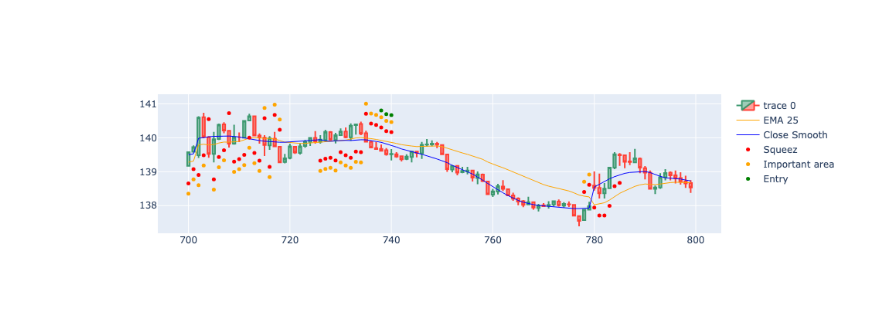
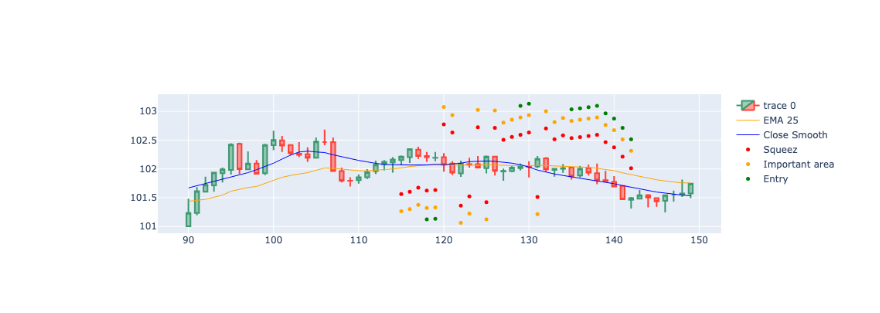
Before and after one commit to gastoncs/jupyter-docker, a Jupyter notebook: app/src/backtesting/squeez/squeez_pattern_v3.ipynb, the cells around one changed output. Cells and saved outputs as stored; diff of their text form; code cells hidden in the pictures.

```diff
--- a/app/src/backtesting/squeez/squeez_pattern_v3.ipynb
+++ b/app/src/backtesting/squeez/squeez_pattern_v3.ipynb
@@ -174,8 +174,8 @@ if __name__ == '__main__':
     df["high5min_smooth"] = savgol_filter(df.high_5min, 49, 5)
     df["low5min_smooth"] = savgol_filter(df.low_5min, 49, 5)
 
-    fromTodayStart = '2023-10-05 09:30:00'
-    toNow   = '2023-11-05 16:00:00'
+    fromTodayStart = '2022-10-05 09:30:00'
+    toNow   = '2024-10-05 16:00:00'
     df = df[df['datetime_est'].between(fromTodayStart, toNow)].copy()
 
     #df=df[0:50000]
@@ -244,34 +244,34 @@ with pd.option_context("mode.copy_on_write", True):
 import plotly.io as pio
 import plotly.graph_objects as go
 
-dfpl = df[700:800]
+dfpl = df[90:150]
 
 fig = go.Figure(
     data=[
         go.Candlestick(
             x=dfpl.index,
             open=dfpl['open_5min'],
             high=dfpl['high_5min'],
             low=dfpl['low_5min'],
             close=dfpl['close_5min']),
         go.Scatter(
             x=dfpl.index,
             y=dfpl['ema25_5min'],
             line=dict(color='orange', width=1),
             name="EMA 25"),
         go.Scatter(
             x=dfpl.index,
             y=dfpl['close5min_smooth'],
             line=dict(color='blue', width=1),
             name="Close Smooth")
     ]
 )
 
 fig.add_scatter(x=dfpl.index, y=dfpl['squezzeArea'], mode="markers", marker=dict(size=5, color="red"), name="Squeez")
 fig.add_scatter(x=dfpl.index, y=dfpl['squeezeCloseToEmaArea'], mode="markers", marker=dict(size=5, color="orange"), name="Important area")
 fig.add_scatter(x=dfpl.index, y=dfpl['posibleBreakArea'], mode="markers", marker=dict(size=5, color="green"), name="Entry")
 
 fig.update_layout(xaxis_rangeslider_visible=False)
 fig.show()
 # %% [output]
-[figure, old version]
+[figure, new version]
```
Also changed, not shown: 1 other file.
